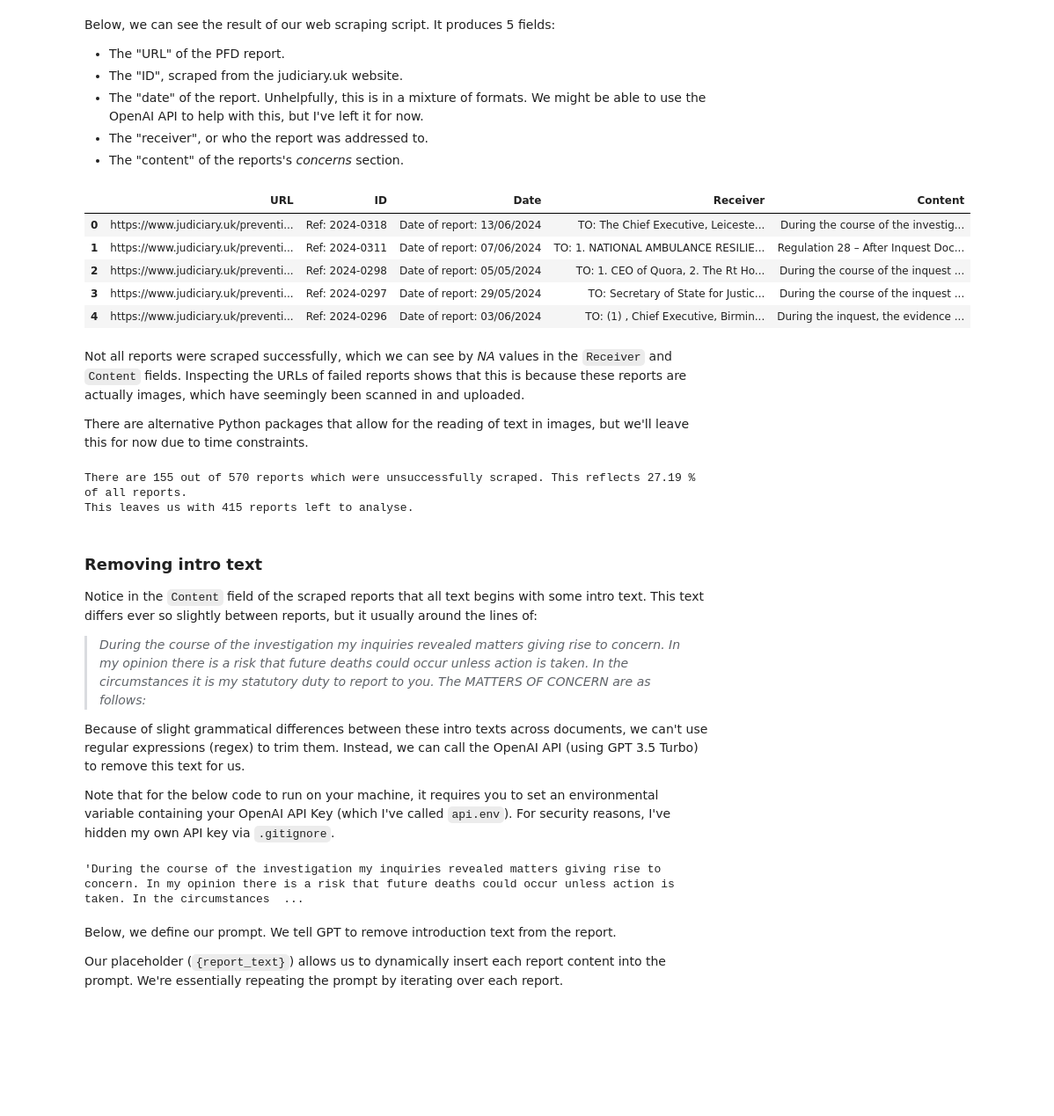
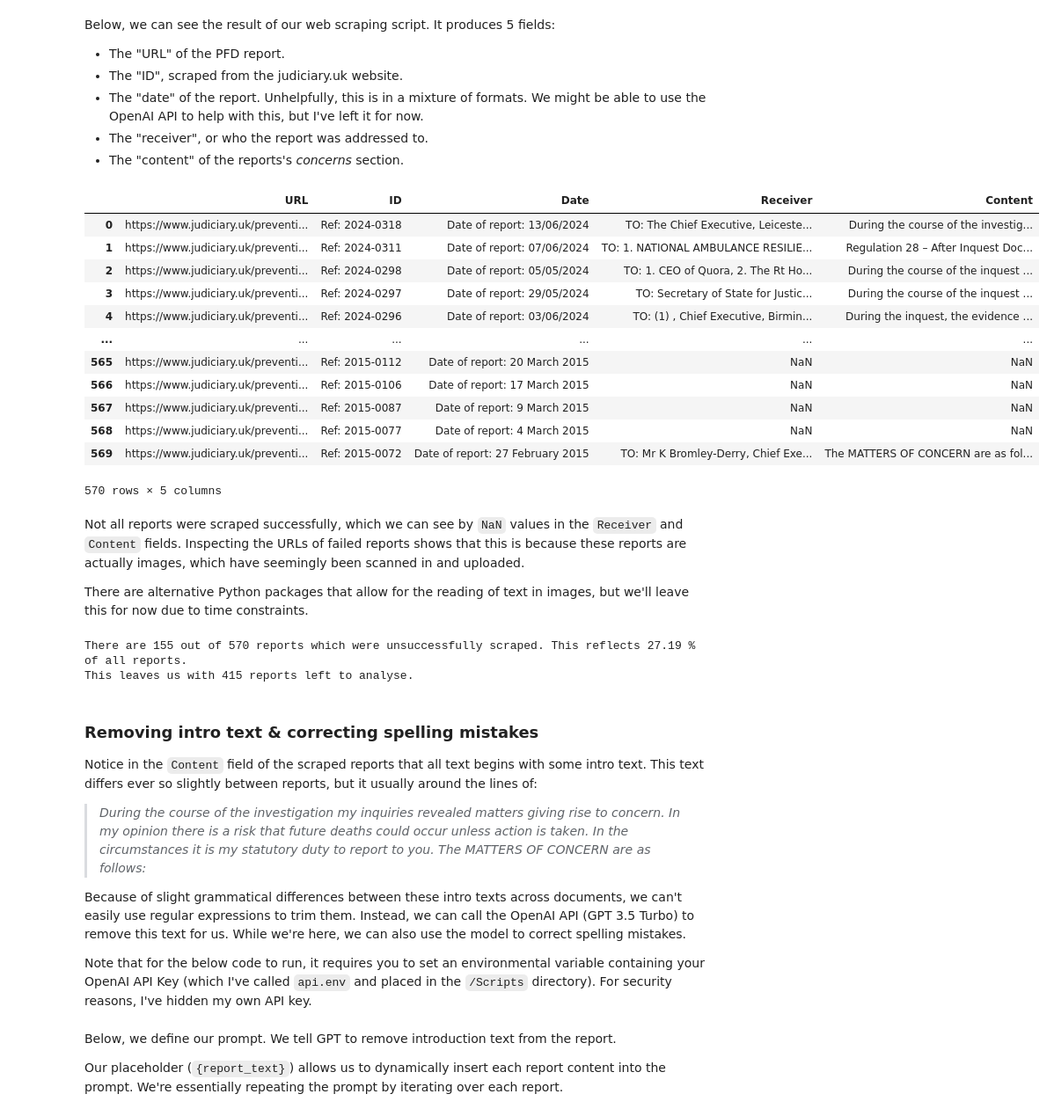
Before and after one commit to Samuel-Osian-Andrews/PFD_NLP, a Jupyter notebook: Scripts/preprocess.ipynb, the cells around one changed output. Shown at 88% size. Drawn from its saved outputs; the diff is of its cells as text; code cells hidden in the pictures; blank space fills up the shorter version.

```diff
--- a/Scripts/preprocess.ipynb
+++ b/Scripts/preprocess.ipynb
@@ -15,16 +17,23 @@ Below, we can see the result of our web scraping script. It produces 5 fields:
  * The "content" of the reports's *concerns* section.
 # %%
 data = pd.read_csv('../Data/raw.csv')
-data.head(n = 5)
+data
 # %% [output]
 |  | URL | ID | Date | Receiver | Content |
 | 0 | https://www.judiciary.uk/preventi... | Ref: 2024-0318 | Date of report: 13/06/2024 | TO: The Chief Executive, Leiceste... | During the course of the investig... |
 | 1 | https://www.judiciary.uk/preventi... | Ref: 2024-0311 | Date of report: 07/06/2024 | TO: 1. NATIONAL AMBULANCE RESILIE... | Regulation 28 – After Inquest Doc... |
 | 2 | https://www.judiciary.uk/preventi... | Ref: 2024-0298 | Date of report: 05/05/2024 | TO: 1. CEO of Quora, 2. The Rt Ho... | During the course of the inquest ... |
 | 3 | https://www.judiciary.uk/preventi... | Ref: 2024-0297 | Date of report: 29/05/2024 | TO: Secretary of State for Justic... | During the course of the inquest ... |
 | 4 | https://www.judiciary.uk/preventi... | Ref: 2024-0296 | Date of report: 03/06/2024 | TO: (1) , Chief Executive, Birmin... | During the inquest, the evidence ... |
+| ... | ... | ... | ... | ... | ... |
+| 565 | https://www.judiciary.uk/preventi... | Ref: 2015-0112 | Date of report: 20 March 2015 | NaN | NaN |
+| 566 | https://www.judiciary.uk/preventi... | Ref: 2015-0106 | Date of report: 17 March 2015 | NaN | NaN |
+| 567 | https://www.judiciary.uk/preventi... | Ref: 2015-0087 | Date of report: 9 March 2015 | NaN | NaN |
+| 568 | https://www.judiciary.uk/preventi... | Ref: 2015-0077 | Date of report: 4 March 2015 | NaN | NaN |
+| 569 | https://www.judiciary.uk/preventi... | Ref: 2015-0072 | Date of report: 27 February 2015 | TO: Mr K Bromley-Derry, Chief Exe... | The MATTERS OF CONCERN are as fol... |
+570 rows × 5 columns
 # %% [markdown]
-Not all reports were scraped successfully, which we can see by *NA* values in the `Receiver` and `Content` fields. Inspecting the URLs of failed reports shows that this is because these reports are actually images, which have seemingly been scanned in and uploaded.
+Not all reports were scraped successfully, which we can see by `NaN` values in the `Receiver` and `Content` fields. Inspecting the URLs of failed reports shows that this is because these reports are actually images, which have seemingly been scanned in and uploaded.
 
 There are alternative Python packages that allow for the reading of text in images, but we'll leave this for now due to time constraints.
 # %%
@@ -45,26 +54,21 @@ data = data.dropna(subset = ['Content'])
 There are 155 out of 570 reports which were unsuccessfully scraped. This reflects 27.19 % of all reports.
 This leaves us with 415 reports left to analyse.
 # %% [markdown]
-### Removing intro text
+### Removing intro text & correcting spelling mistakes
 
 Notice in the `Content` field of the scraped reports that all text begins with some intro text. This text differs ever so slightly between reports, but it usually around the lines of:
 
 > *During the course of the investigation my inquiries revealed matters giving rise to concern. In my opinion there is a risk that future deaths could occur unless action is taken. In the circumstances it is my statutory duty to report to you. The MATTERS OF CONCERN are as follows:*
 
-Because of slight grammatical differences between these intro texts across documents, we can't use regular expressions (regex) to trim them. Instead, we can call the OpenAI API (using GPT 3.5 Turbo) to remove this text for us.
+Because of slight grammatical differences between these intro texts across documents, we can't easily use regular expressions to trim them. Instead, we can call the OpenAI API (GPT 3.5 Turbo) to remove this text for us. While we're here, we can also use the model to correct spelling mistakes.
 
-Note that for the below code to run on your machine, it requires you to set an environmental variable containing your OpenAI API Key (which I've called `api.env`). For security reasons, I've hidden my own API key via `.gitignore`.
+Note that for the below code to run, it requires you to set an environmental variable containing your OpenAI API Key (which I've called `api.env` and placed in the `/Scripts` directory). For security reasons, I've hidden my own API key.
 # %%
 # Load the .env file containing the OpenAI API Key
 load_dotenv('api.env')
 openai_api_key = os.getenv('OPENAI_API_KEY')
 
 client = OpenAI(api_key=openai_api_key)
-# %%
-# Below is an example of report content that we need to trim
-data['Content'][9]
-# %% [output]
-'During the course of the investigation my inquiries revealed matters giving rise to concern. In my opinion there is a risk that future deaths could occur unless action is taken. In the circumstances  ...
 # %% [markdown]
 Below, we define our prompt. We tell GPT to remove introduction text from the report.
 
```
Also changed, not shown: parts of 11 cells of this notebook, 1 other file.
